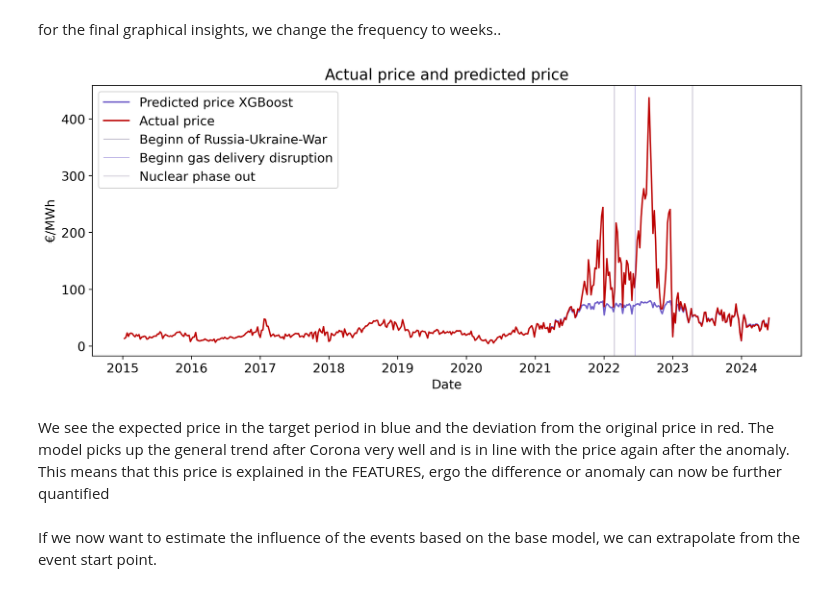
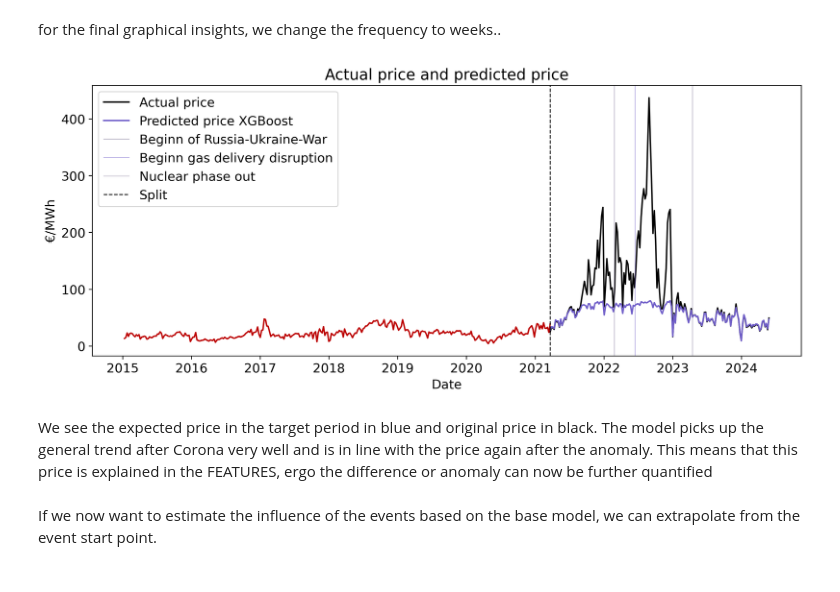
Before and after one commit to bennymiddel/Public, a Jupyter notebook: notebooks/04-modelling-and-findings.ipynb, the cells around one changed output. Cells and saved outputs as stored; diff of their text form; code cells hidden in the pictures.

Commit message:
Git Repository clean - minor changes in notebooks (formating, ax labels etc.)

```diff
--- a/notebooks/04-modelling-and-findings.ipynb
+++ b/notebooks/04-modelling-and-findings.ipynb
@@ -743,27 +744,27 @@ Generation_weekly = Generation_target['Total_sum'].resample('W').sum()
 Generation_weekly = pd.DataFrame(data = Generation_weekly, index = Generation_weekly.index, columns = ['Total_sum'])
 # %%
 plt.figure(figsize= (13,5), dpi = 300)
-
+plt.plot(Actual_Price[TARGET] , color = '#000000', label = 'Actual price')
 plt.plot(Predicted_price['Predicted_price'], label = 'Predicted price XGBoost' , color = '#705ec9')
 
-plt.plot(Actual_Price_in_normal_years[TARGET], label = 'Actual price' , color = '#bc0000')
-plt.plot(Actual_Price[TARGET] , color = '#bc0000')
+plt.plot(Actual_Price_in_normal_years[TARGET] , color = '#bc0000')
+
 
 
 plt.axvline(x=dt.datetime(2022,2,24),color = '#7b7294', alpha = .5, linewidth = .8,  label = 'Beginn of Russia-Ukraine-War')
 plt.axvline(x=dt.datetime(2022,6,14),color = '#705ec9', alpha = .5, linewidth = .8,  label = 'Beginn gas delivery disruption')
 plt.axvline(x=dt.datetime(2023,4,15),color = '#7b7294', alpha = .5, linewidth = .8,  label = 'Nuclear phase out')
-
+plt.axvline(x=dt.datetime(2021,3,21),color = '#000000', alpha = 1, linewidth = 1,linestyle ='--',  label = 'Split')
 
 plt.legend()
 plt.ylabel('€/MWh')
 plt.xlabel('Date')
 plt.title('Actual price and predicted price')
 plt.show()
 # %% [output]
-[figure, old version]
+[figure, new version]
 # %% [markdown]
-We see the expected price in the target period in blue and the deviation from the original price in red. The model picks up the general trend after Corona very well and is in line with the price again after the anomaly. This means that this price is explained in the FEATURES, ergo the difference or anomaly can now be further quantified
+We see the expected price in the target period in blue and original price in black. The model picks up the general trend after Corona very well and is in line with the price again after the anomaly. This means that this price is explained in the FEATURES, ergo the difference or anomaly can now be further quantified
 # %%
 def Event_influence_adjustment(df, date):
     '''
```
Also changed, not shown: parts of 17 cells of this notebook, 6 other files.
